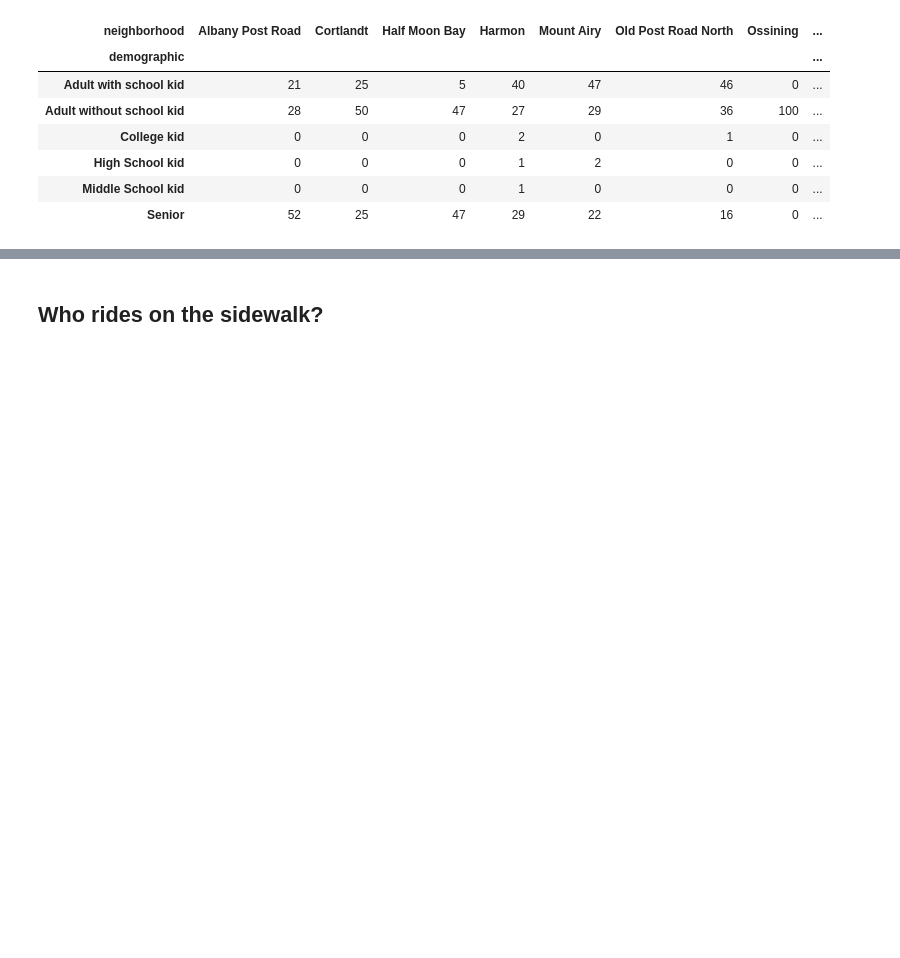
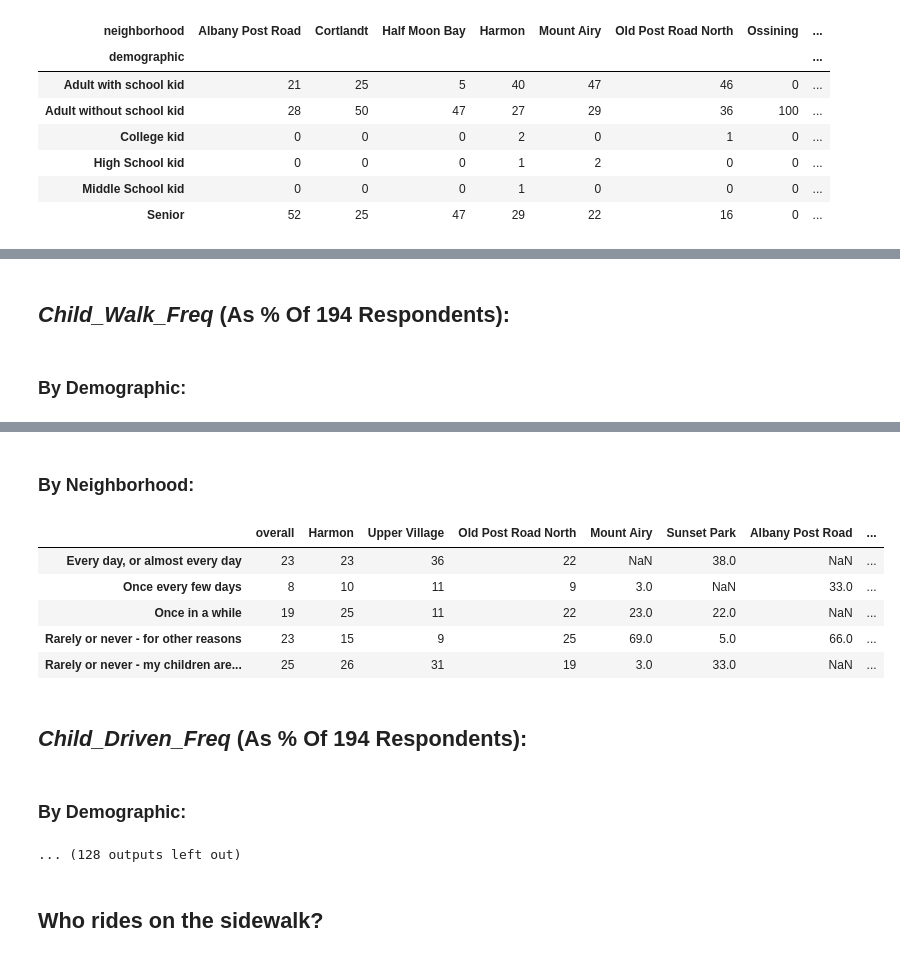
Before and after one commit to croton-on-hudson/bicycle-pedestrian-committee, a Jupyter notebook: survey/analysis/analysis_preliminary.ipynb, the cells around one changed output, grey strips where cells are left out. Drawn from its saved outputs; the diff is of its cells as text; code cells hidden in the pictures; blank space fills up the shorter version.

```diff
--- a/survey/analysis/analysis_preliminary.ipynb
+++ b/survey/analysis/analysis_preliminary.ipynb
@@ -3,6 +3,9 @@ import numpy as np
 import pandas as pd
 from IPython.display import display, Markdown, Latex
 df = pd.read_csv('responses_scrubbed.csv', index_col=None, parse_dates=['date'])
+
+#don't truncate results
+pd.set_option('display.max_rows', None)
 # %% [markdown]
 ## Number of respondents from each neighborhood
 Gives us a sense of who responded.
@@ -223,0 +56,65 @@ We live too far to bicycle              10                     10
+# %%
+# a function that calculates how many responses were given in a specific column
+def get_num_respondents(field, df):
+    # get the number of responses in this field
+    num_respondents = df[pd.notnull(df[field])].shape[0]
+    return num_respondents
+
+def get_breakdown(field, breakdown_field, percent=True):
+    # get the number of respondents to this field
+    num_respondents = get_num_respondents(field, df)
+
+    # get the overall stats of the values in the field of interest
+    df2 = df[field].value_counts()
+    if percent:
+        df2 = df2.apply(lambda x: int(100 * x / num_respondents))
+
+    # label the column nicely
+    df2 = df2.to_frame()
+    df2.columns = ['overall'] #name this 'overall', since it is not broken down
+
+    # get the various values given in the field we want to break down the target field by
+    breakdowns = df[breakdown_field].value_counts().items()
+
+    # now break down the field by each of the values in the breakdown field
+    for breakdown, value in breakdowns:
+        # get the number of responses by respondents matching this breakdown category
+        df3 = df[df[breakdown_field] == breakdown][field].value_counts()
+
+        # convert to percentage, if desired
+        if percent:
+            # get the number of respondents to this field
+            num_respondents_column = get_num_respondents(field, df[df[breakdown_field] == breakdown][field].to_frame())
+
+            df3 = df3.apply(lambda x: int(100 * x / num_respondents_column))
+
+        # label the column nicely before we merge it into the other dataframe
+        df3 = df3.to_frame() # convert to dataframe
+        df3.columns = [breakdown]
+
+
+        # join these two dataframes together
+        df2 = df2.join(df3, how='outer')
+
+    return df2
+
+# fields of interest
+fields = [ 'child_bus_freq', 'child_walk_freq', 'child_driven_freq', 'child_drive_freq', 'child_bike_freq', 'walk_freq', 'bike_freq', 'bikes_on_sidewalk', 'self_jog_frequency', 'commutes', 'child_self_school', 'child_self_bus_freq', 'child_self_bike_freq', 'child_self_driven_freq', 'child_self_drive_freq', 'child_self_walk_freq', 'child_self_commutes', 'child_self_has_children', 'commuter_type', 'commuter_walk_to_station_freq', 'commuter_bike_to_station_freq', 'commuter_drive_to_station_freq', 'commuter_carpool_to_station_freq', 'commuter_driven_to_station_freq', 'commuter_bus_to_station_freq', 'drivers_are_safe', 'bicyclists_are_safe', 'contact_interest' ]
+# not included: ['child_drive_reason', 'child_no_walk_reason', 'child_no_bike_reason', 'commuter_distance', 'no_walk_reason', 'no_bike_reason', 'drive_reason' ]
+
+# iterate through every field of interest
+for field in fields:
+
+    # get this field's breakdown by demographic and neighborhood
+    df2 = get_breakdown(field, 'demographic', percent=True)
+    df3 = get_breakdown(field, 'neighborhood', percent=True)
+
+    # print out results
+    display(Markdown('## *{}* (as % of {} respondents):'.format(field, get_num_respondents(field, df)).title()))
+
+    display(Markdown('### by demographic:'.format(field, get_num_respondents(field, df)).title()))
+    display(df2)
+
+    display(Markdown('### by neighborhood:'.format(field, get_num_respondents(field, df)).title()))
+    display(df3)
+# %% [output]
@@ -223,0 +134,2 @@ We live too far to bicycle              10                     10
+## *Child_Walk_Freq* (As % Of 194 Respondents):
+### By Demographic:
@@ -224,3 +142,13 @@ We live too far to bicycle              10                     10
+### By Neighborhood:
+|  | overall | Harmon | Upper Village | Old Post Road North | Mount Airy | Sunset Park | Albany Post Road | ... |
+| Every day, or almost every day | 23 | 23 | 36 | 22 | NaN | 38.0 | NaN | ... |
+| Once every few days | 8 | 10 | 11 | 9 | 3.0 | NaN | 33.0 | ... |
+| Once in a while | 19 | 25 | 11 | 22 | 23.0 | 22.0 | NaN | ... |
+| Rarely or never - for other reasons | 23 | 15 | 9 | 25 | 69.0 | 5.0 | 66.0 | ... |
+| Rarely or never - my children are... | 25 | 26 | 31 | 19 | 3.0 | 33.0 | NaN | ... |
+## *Child_Driven_Freq* (As % Of 194 Respondents):
+### By Demographic:
+... (128 outputs left out)
 # %% [markdown]
 ## Who rides on the sidewalk?
 # %% [markdown]
```
Also changed, not shown: parts of 12 cells of this notebook, 1 other file.
